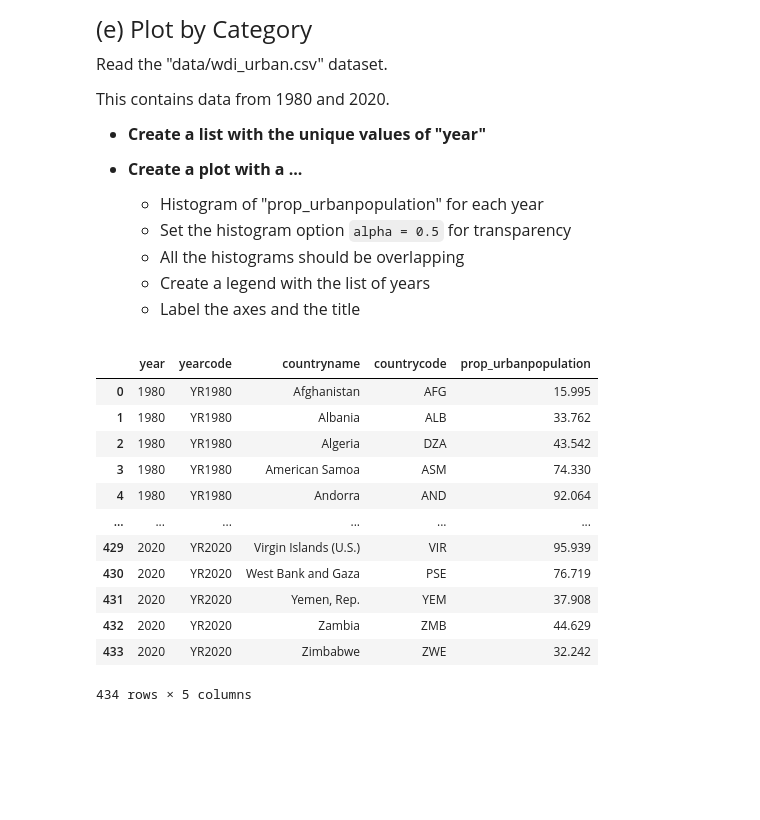
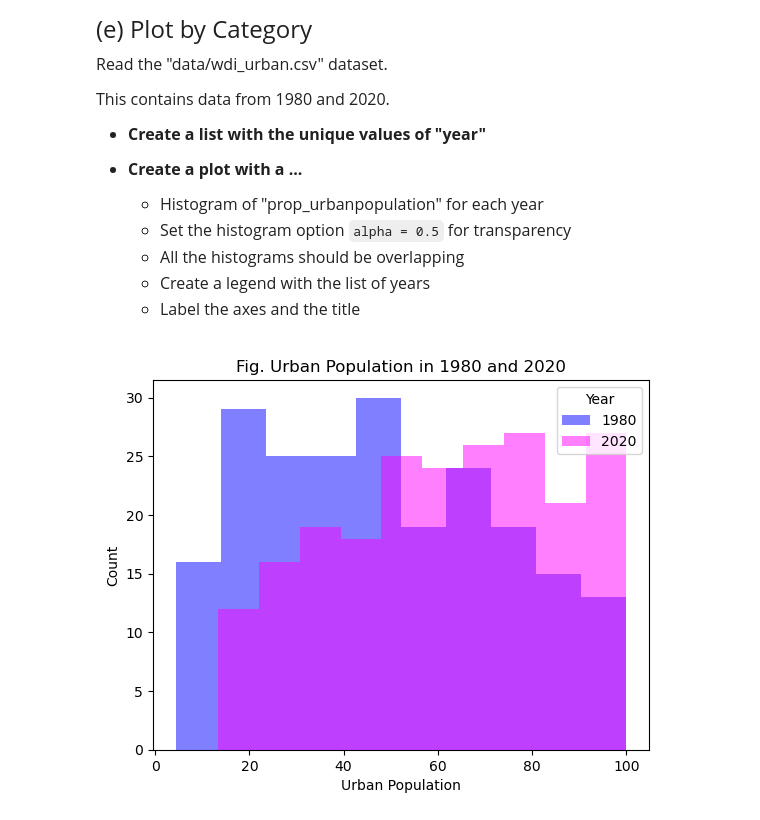
Before and after one commit to jojoonthego/qtm151spring2025, a Jupyter notebook: assignment6/assignment6.ipynb.ipynb, the cells around one changed output. Cells and saved outputs as stored; diff of their text form; code cells hidden in the pictures; blank space fills up the shorter version.

Commit message:
Assignment 6!

```diff
--- a/assignment6/assignment6.ipynb.ipynb
+++ b/assignment6/assignment6.ipynb.ipynb
@@ -178,23 +178,27 @@ Read the "data/wdi_urban.csv" dataset.
     - All the histograms should be overlapping
     - Create a legend with the list of years
     - Label the axes and the title
-# %%
-# Write your answer here:
-
-# read dataset
-wdi_urban=pd.read_csv("/Users/joannayao/Desktop/qtm151spring2025_joanna/assignment6/data/wdi_urban.csv")
-wdi_urban
-# %% [output]
-|  | year | yearcode | countryname | countrycode | prop_urbanpopulation |
-| 0 | 1980 | YR1980 | Afghanistan | AFG | 15.995 |
-| 1 | 1980 | YR1980 | Albania | ALB | 33.762 |
-| 2 | 1980 | YR1980 | Algeria | DZA | 43.542 |
-| 3 | 1980 | YR1980 | American Samoa | ASM | 74.330 |
-| 4 | 1980 | YR1980 | Andorra | AND | 92.064 |
-| ... | ... | ... | ... | ... | ... |
-| 429 | 2020 | YR2020 | Virgin Islands (U.S.) | VIR | 95.939 |
-| 430 | 2020 | YR2020 | West Bank and Gaza | PSE | 76.719 |
-| 431 | 2020 | YR2020 | Yemen, Rep. | YEM | 37.908 |
-| 432 | 2020 | YR2020 | Zambia | ZMB | 44.629 |
-| 433 | 2020 | YR2020 | Zimbabwe | ZWE | 32.242 |
-434 rows × 5 columns
+# %%
+# Write your answer here:
+
+# read dataset
+wdi_urban=pd.read_csv("/Users/joannayao/Desktop/qtm151spring2025_joanna/assignment6/data/wdi_urban.csv")
+wdi_urban
+
+# create list w/ unique values of "year"
+year_list=pd.unique(wdi_urban["year"])
+
+# plot histogram
+
+ds_5=wdi_urban.query("year==1980")
+ds_6=wdi_urban.query("year==2020")
+
+plt.hist(x=ds_5["prop_urbanpopulation"],alpha=.5,color='blue')
+plt.hist(x=ds_6["prop_urbanpopulation"],alpha=.5,color='magenta')
+plt.legend(labels=["1980","2020"],title="Year")
+plt.title("Fig. Urban Population in 1980 and 2020")
+plt.xlabel("Urban Population")
+plt.ylabel("Count")
+plt.show()
+# %% [output]
+[figure, added]
```
Also changed, not shown: parts of 1 cell of this notebook.
